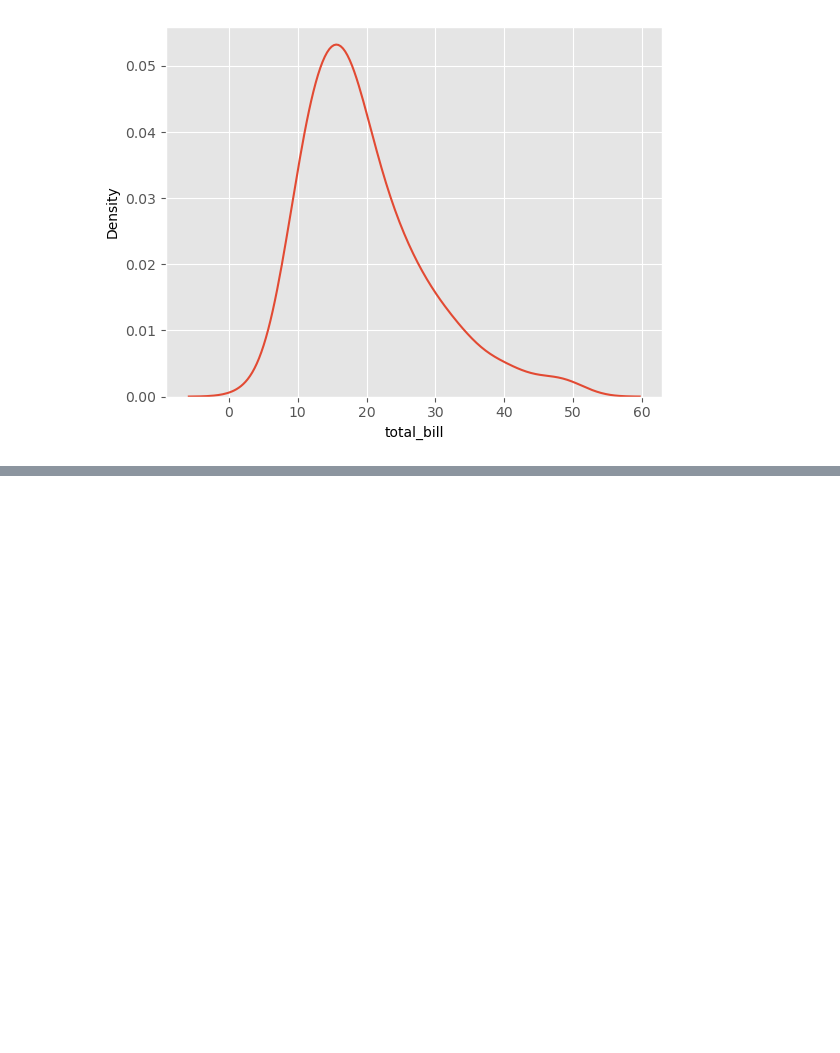
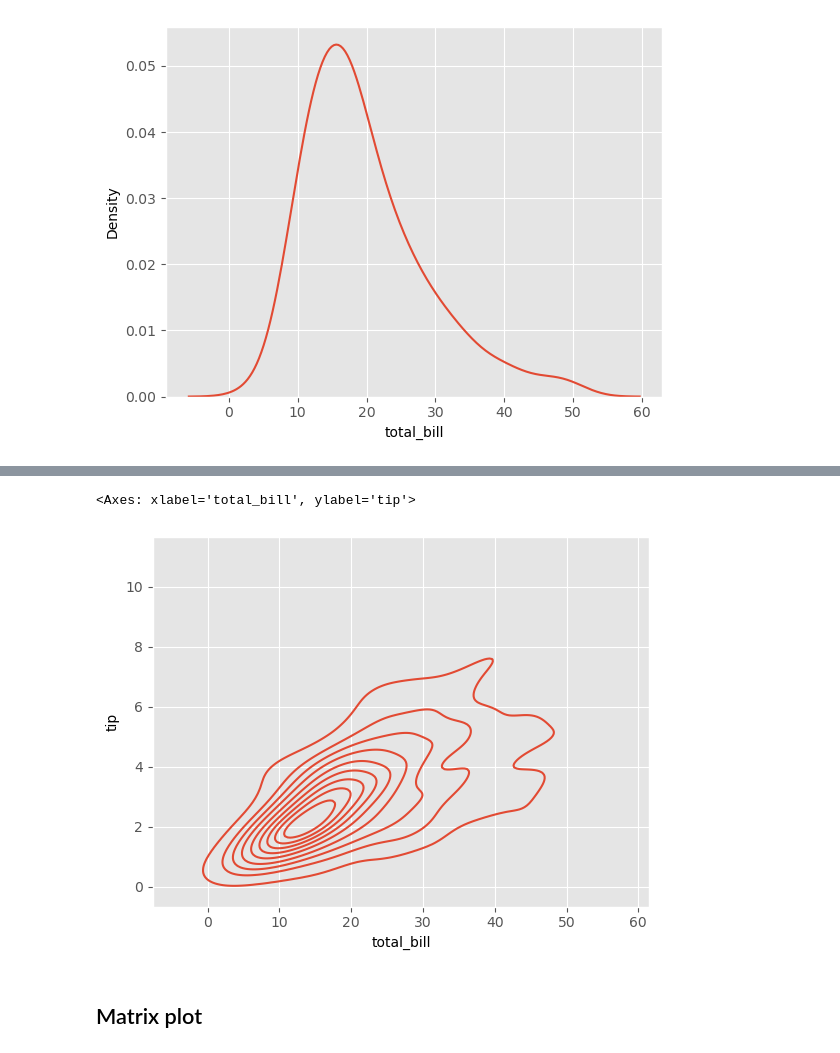
Before and after one commit to Jkhattak/python, a Jupyter notebook: seaborn.ipynb, the cells around one changed output, grey strips where cells are left out. Drawn from its saved outputs; the diff is of its cells as text; code cells hidden in the pictures; blank space fills up the shorter version.

```diff
--- a/seaborn.ipynb
+++ b/seaborn.ipynb
@@ -162,0 +182,8 @@ sns.kdeplot(data=tips, x='total_bill')
+# %%
+#kse plot = The closer the lines the more densier the data is around there
+sns.kdeplot(data=tips, x='total_bill', y='tip')
+# %% [output]
+<Axes: xlabel='total_bill', ylabel='tip'>
+[figure, added]
+# %% [markdown]
+## Matrix plot
```
Also changed, not shown: parts of 42 cells of this notebook.
